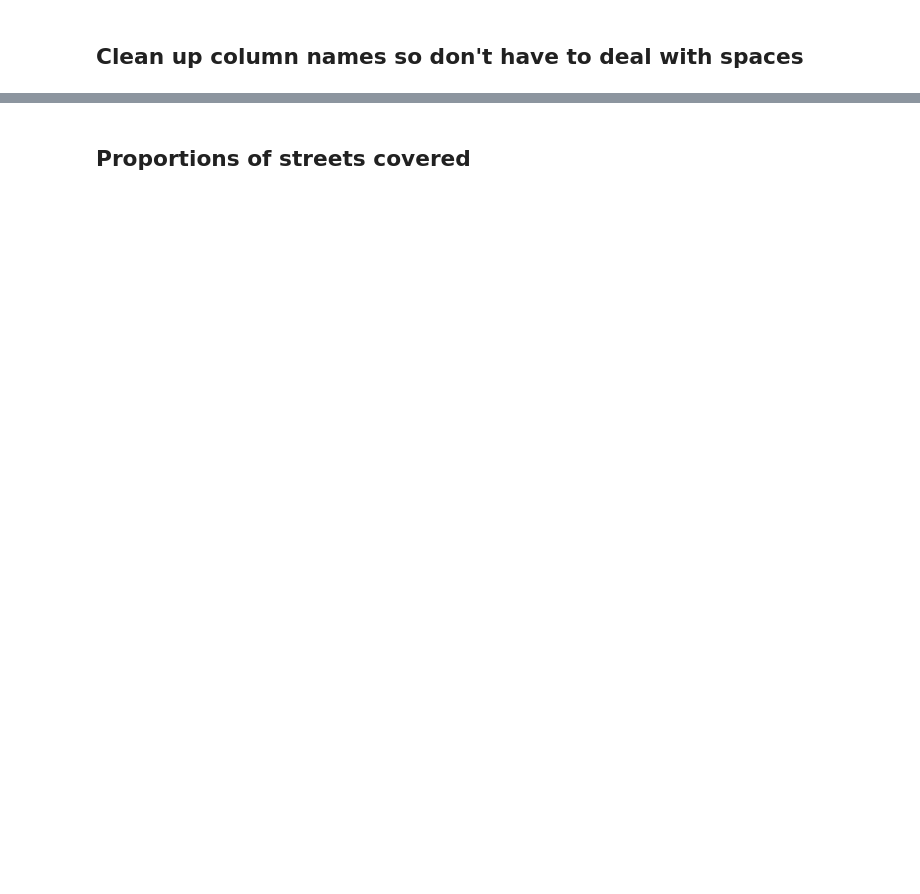
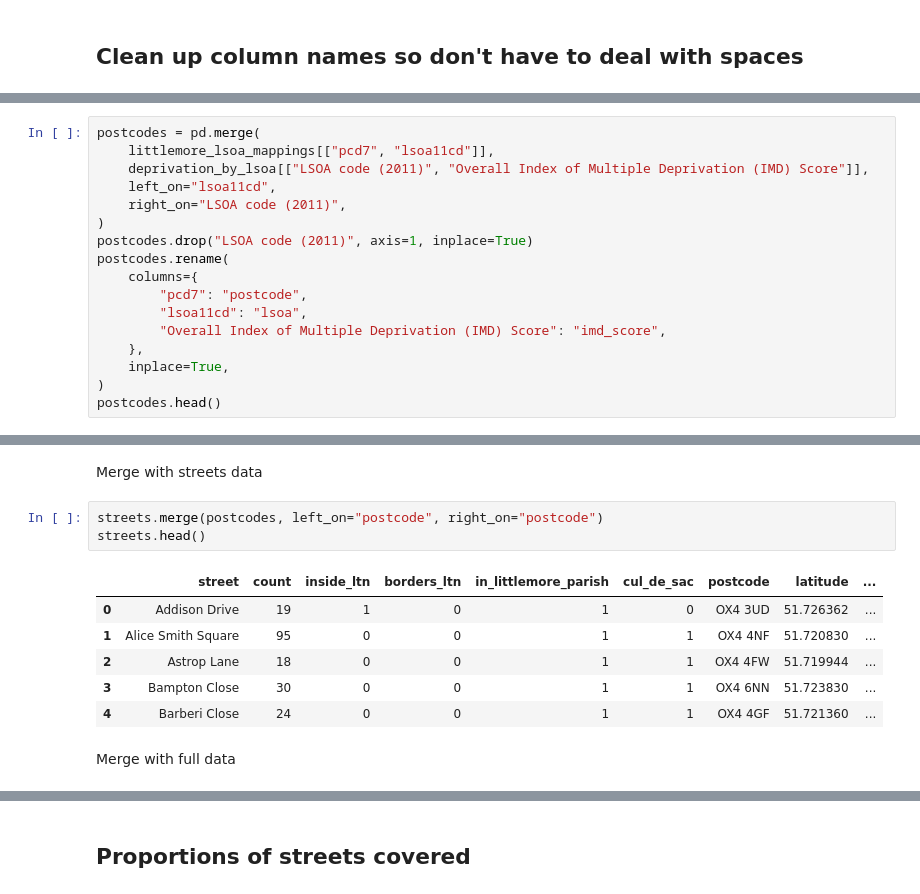
Before and after one commit to annarailton/littlemore_ltn_analysis, a Jupyter notebook: lpc_ltn_analysis.ipynb, the cells around one changed output, grey strips where cells are left out. Cells and saved outputs as stored; diff of their text form; blank space fills up the shorter version.

```diff
--- a/lpc_ltn_analysis.ipynb
+++ b/lpc_ltn_analysis.ipynb
@@ -117,0 +154,17 @@ df.head()
+# %%
+postcodes = pd.merge(
+    littlemore_lsoa_mappings[["pcd7", "lsoa11cd"]],
+    deprivation_by_lsoa[["LSOA code (2011)", "Overall Index of Multiple Deprivation (IMD) Score"]],
+    left_on="lsoa11cd",
+    right_on="LSOA code (2011)",
+)
+postcodes.drop("LSOA code (2011)", axis=1, inplace=True)
+postcodes.rename(
+    columns={
+        "pcd7": "postcode",
+        "lsoa11cd": "lsoa",
+        "Overall Index of Multiple Deprivation (IMD) Score": "imd_score",
+    },
+    inplace=True,
+)
+postcodes.head()
@@ -117,0 +178,14 @@ df.head()
+# %% [markdown]
+Merge with streets data
+# %%
+streets.merge(postcodes, left_on="postcode", right_on="postcode")
+streets.head()
+# %% [output]
+|  | street | count | inside_ltn | borders_ltn | in_littlemore_parish | cul_de_sac | postcode | latitude | ... |
+| 0 | Addison Drive | 19 | 1 | 0 | 1 | 0 | OX4 3UD | 51.726362 | ... |
+| 1 | Alice Smith Square | 95 | 0 | 0 | 1 | 1 | OX4 4NF | 51.720830 | ... |
+| 2 | Astrop Lane | 18 | 0 | 0 | 1 | 1 | OX4 4FW | 51.719944 | ... |
+| 3 | Bampton Close | 30 | 0 | 0 | 1 | 1 | OX4 6NN | 51.723830 | ... |
+| 4 | Barberi Close | 24 | 0 | 0 | 1 | 1 | OX4 4GF | 51.721360 | ... |
+# %% [markdown]
+Merge with full data
```
Also changed, not shown: parts of 41 cells of this notebook.
